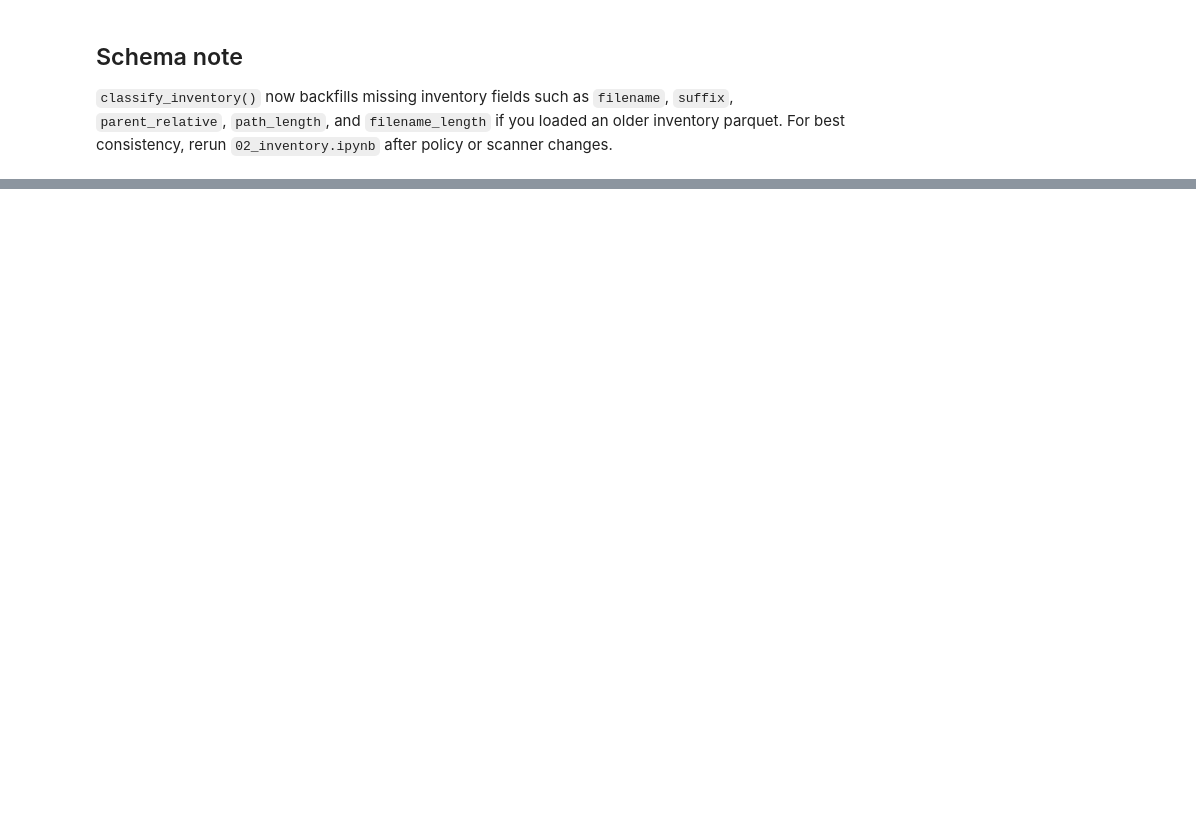
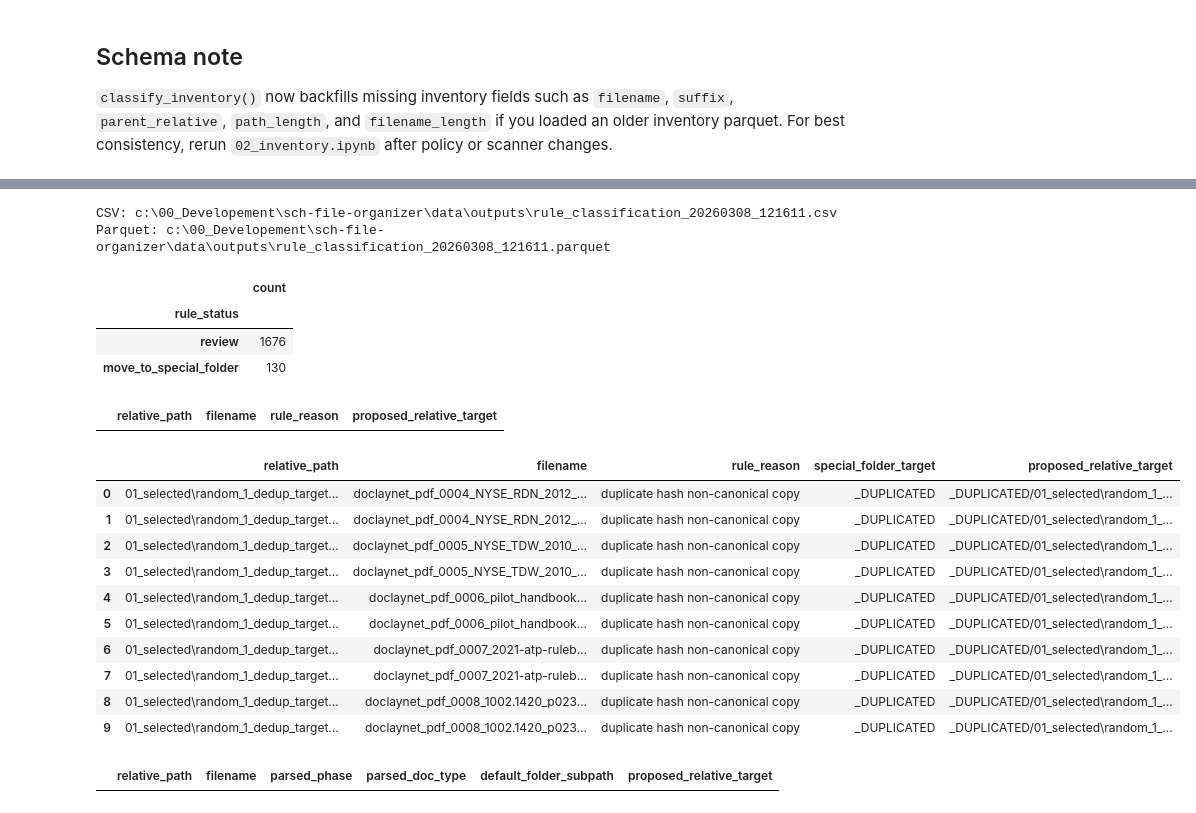
Before and after one commit to steliosvliaros/SCH-FILE-ORGANIZER, a Jupyter notebook: notebooks/03_rule_classification.ipynb, the cells around one changed output, grey strips where cells are left out. Cells and saved outputs as stored; diff of their text form; code cells hidden in the pictures; blank space fills up the shorter version.

```diff
--- a/notebooks/03_rule_classification.ipynb
+++ b/notebooks/03_rule_classification.ipynb
@@ -12,6 +12,6 @@ if PROJECT_ROOT.name == 'notebooks':
 if str(PROJECT_ROOT) not in sys.path:
     sys.path.insert(0, str(PROJECT_ROOT))
 
-POLICY_PATH = PROJECT_ROOT / 'policy' / 'SCH_fileserver_policy_v2_4.yaml'
+POLICY_PATH = PROJECT_ROOT / 'policy' / 'SCH_fileserver_policy_v2_5.yaml'
 print('PROJECT_ROOT =', PROJECT_ROOT)
 print('POLICY_PATH =', POLICY_PATH)
@@ -26,9 +29,11 @@ policy = PolicyLoader.from_file(POLICY_PATH)
 OUTPUT_DIR = PROJECT_ROOT / 'data' / 'outputs'
 OUTPUT_DIR.mkdir(parents=True, exist_ok=True)
 # %%
-inventory_files = sorted(OUTPUT_DIR.glob('inventory_*.parquet'))
+inventory_files = list(OUTPUT_DIR.glob('inventory_*.parquet'))
 assert inventory_files, 'No inventory parquet files found. Run 02_inventory.ipynb first.'
-latest_inventory = inventory_files[-1]
+
+# Pick the newest file by filesystem timestamp, not filename order.
+latest_inventory = max(inventory_files, key=lambda p: p.stat().st_mtime)
 print('Using inventory:', latest_inventory.name)
 inv = pd.read_parquet(latest_inventory)
 print('Rows:', len(inv))
@@ -45,12 +61,36 @@ output_base = OUTPUT_DIR / f'rule_classification_{stamp}'
 csv_path, parquet_path = save_rule_outputs(classified, output_base)
 print('CSV:', csv_path)
 print('Parquet:', parquet_path)
+# %% [output]
+CSV: c:\00_Developement\sch-file-organizer\data\outputs\rule_classification_20260308_121611.csv
+Parquet: c:\00_Developement\sch-file-organizer\data\outputs\rule_classification_20260308_121611.parquet
 # %%
 classified.groupby('rule_status').size().sort_values(ascending=False).to_frame('count')
+# %% [output]
+|  | count |
+| rule_status |  |
+| review | 1676 |
+| move_to_special_folder | 130 |
 # %%
-classified[classified['rule_status'] == 'archive_or_delete_candidate'][['relative_path', 'filename', 'rule_reason', 'proposed_relative_target']].head(50)
+classified[classified['rule_status'] == 'archive_or_delete_candidate'][['relative_path', 'filename', 'rule_reason', 'proposed_relative_target']].head(10)
+# %% [output]
+|  | relative_path | filename | rule_reason | proposed_relative_target |
 # %%
-classified[classified['rule_status'] == 'move_to_special_folder'][['relative_path', 'filename', 'rule_reason', 'special_folder_target', 'proposed_relative_target']].head(50)
+classified[classified['rule_status'] == 'move_to_special_folder'][['relative_path', 'filename', 'rule_reason', 'special_folder_target', 'proposed_relative_target']].head(10)
+# %% [output]
+|  | relative_path | filename | rule_reason | special_folder_target | proposed_relative_target |
+| 0 | 01_selected\random_1_dedup_target... | doclaynet_pdf_0004_NYSE_RDN_2012_... | duplicate hash non-canonical copy | _DUPLICATED | _DUPLICATED/01_selected\random_1_... |
+| 1 | 01_selected\random_1_dedup_target... | doclaynet_pdf_0004_NYSE_RDN_2012_... | duplicate hash non-canonical copy | _DUPLICATED | _DUPLICATED/01_selected\random_1_... |
+| 2 | 01_selected\random_1_dedup_target... | doclaynet_pdf_0005_NYSE_TDW_2010_... | duplicate hash non-canonical copy | _DUPLICATED | _DUPLICATED/01_selected\random_1_... |
+| 3 | 01_selected\random_1_dedup_target... | doclaynet_pdf_0005_NYSE_TDW_2010_... | duplicate hash non-canonical copy | _DUPLICATED | _DUPLICATED/01_selected\random_1_... |
+| 4 | 01_selected\random_1_dedup_target... | doclaynet_pdf_0006_pilot_handbook... | duplicate hash non-canonical copy | _DUPLICATED | _DUPLICATED/01_selected\random_1_... |
+| 5 | 01_selected\random_1_dedup_target... | doclaynet_pdf_0006_pilot_handbook... | duplicate hash non-canonical copy | _DUPLICATED | _DUPLICATED/01_selected\random_1_... |
+| 6 | 01_selected\random_1_dedup_target... | doclaynet_pdf_0007_2021-atp-ruleb... | duplicate hash non-canonical copy | _DUPLICATED | _DUPLICATED/01_selected\random_1_... |
+| 7 | 01_selected\random_1_dedup_target... | doclaynet_pdf_0007_2021-atp-ruleb... | duplicate hash non-canonical copy | _DUPLICATED | _DUPLICATED/01_selected\random_1_... |
+| 8 | 01_selected\random_1_dedup_target... | doclaynet_pdf_0008_1002.1420_p023... | duplicate hash non-canonical copy | _DUPLICATED | _DUPLICATED/01_selected\random_1_... |
+| 9 | 01_selected\random_1_dedup_target... | doclaynet_pdf_0008_1002.1420_p023... | duplicate hash non-canonical copy | _DUPLICATED | _DUPLICATED/01_selected\random_1_... |
 # %%
-classified[classified['rule_status'] == 'compliant_keep_review_path'][['relative_path', 'filename', 'parsed_phase', 'parsed_doc_type', 'default_folder_subpath', 'proposed_relative_target']].head(50)
+classified[classified['rule_status'] == 'compliant_keep_review_path'][['relative_path', 'filename', 'parsed_phase', 'parsed_doc_type', 'default_folder_subpath', 'proposed_relative_target']].head(10)
+# %% [output]
+|  | relative_path | filename | parsed_phase | parsed_doc_type | default_folder_subpath | proposed_relative_target |
 # %%
```
Also changed, not shown: parts of 5 cells of this notebook, 6 other files.
